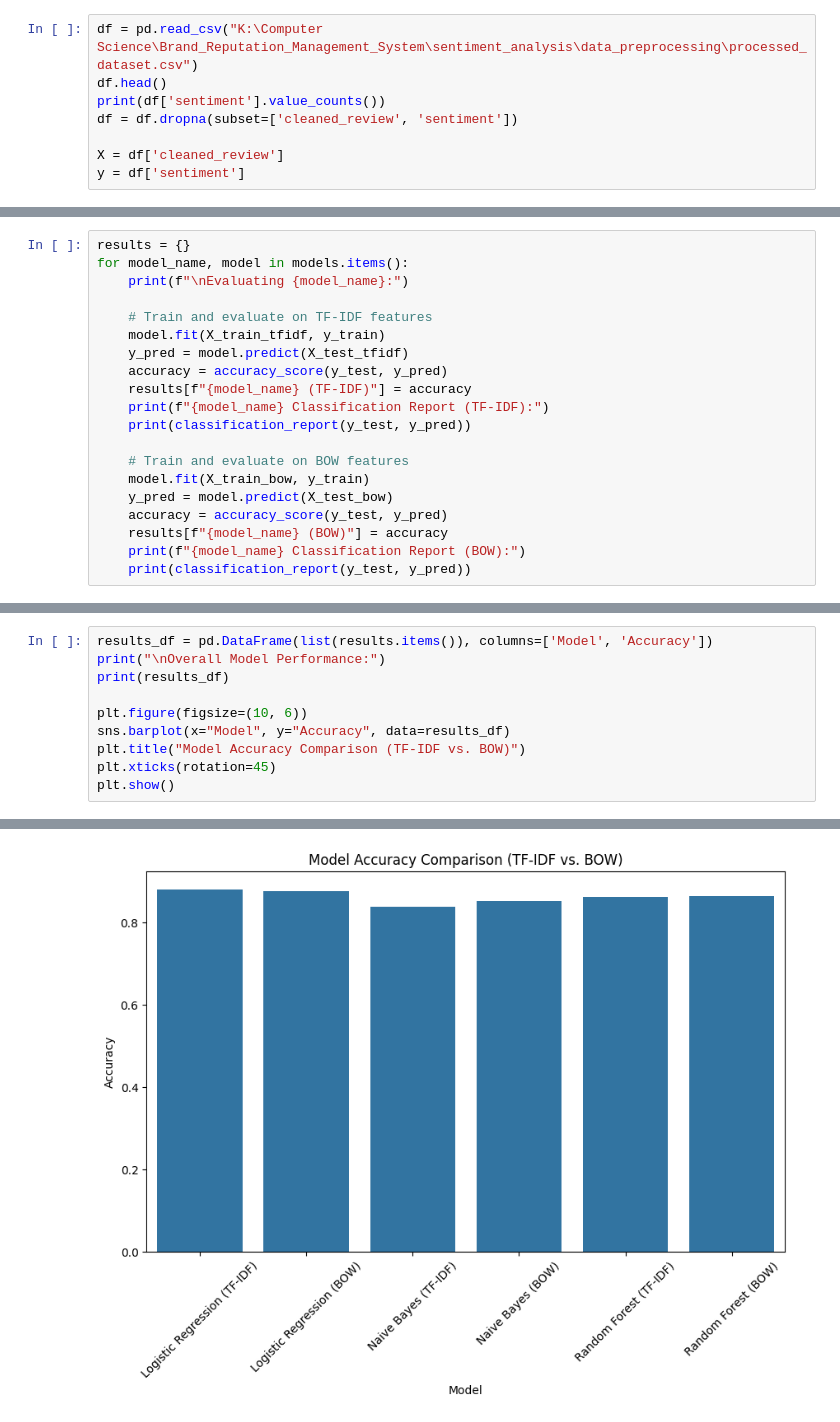
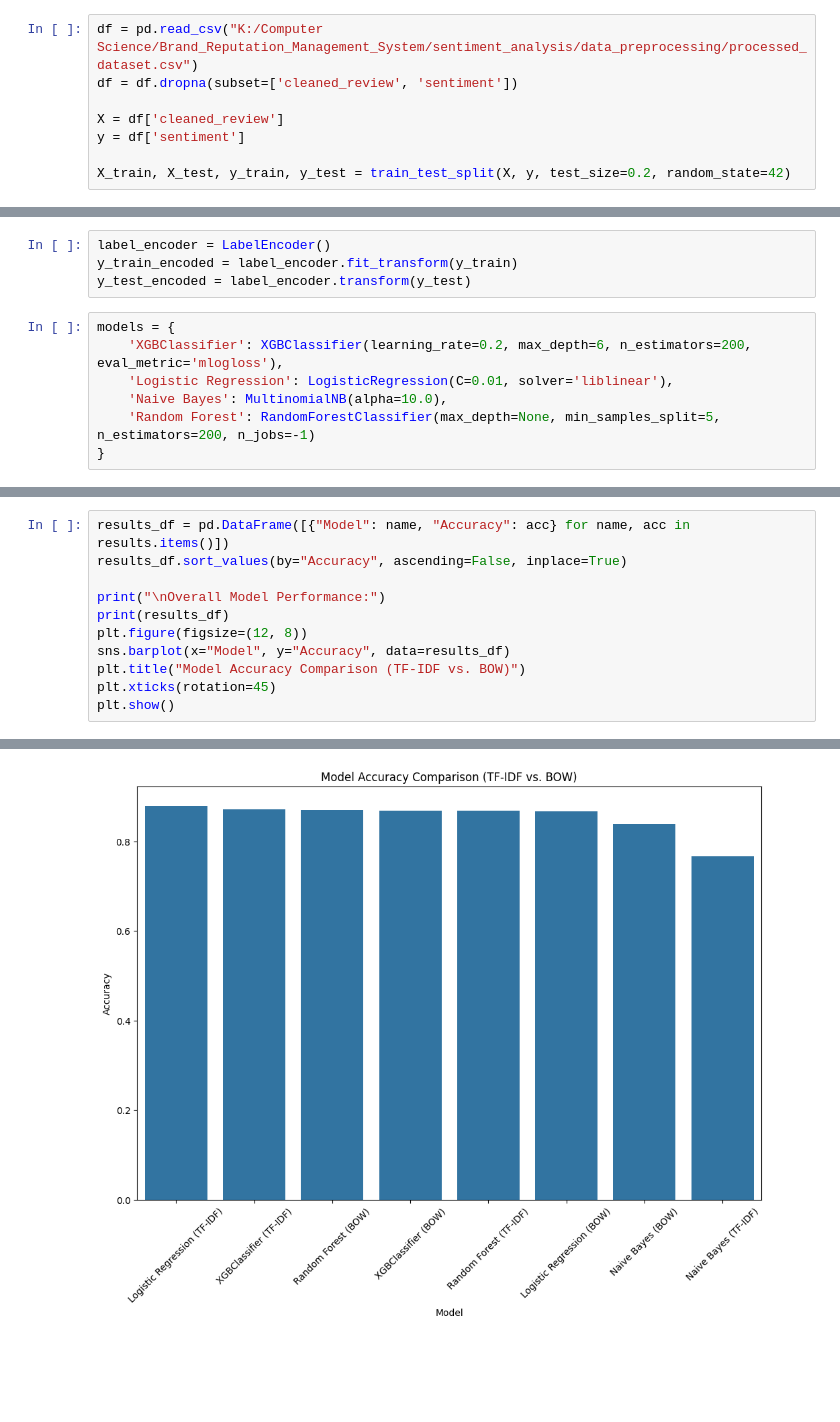
Before and after one commit to krishnasharma4415/Brand_Reputation_Management_System, a Jupyter notebook: sentiment_analysis/model_building/machine_learning/ML_Models.ipynb, the cells around one changed output, grey strips where cells are left out. Drawn from its saved outputs; the diff is of its cells as text; blank space fills up the shorter version.

Commit message:
ml models trained and saved

```diff
--- a/sentiment_analysis/model_building/machine_learning/ML_Models.ipynb
+++ b/sentiment_analysis/model_building/machine_learning/ML_Models.ipynb
@@ -12,10 +14,10 @@ from sklearn.metrics import accuracy_score, classification_report, confusion_mat
 import seaborn as sns
 import matplotlib.pyplot as plt
 # %%
-df = pd.read_csv("K:\Computer Science\Brand_Reputation_Management_System\sentiment_analysis\data_preprocessing\processed_dataset.csv")
-df.head()
-print(df['sentiment'].value_counts())
+df = pd.read_csv("K:/Computer Science/Brand_Reputation_Management_System/sentiment_analysis/data_preprocessing/processed_dataset.csv")
 df = df.dropna(subset=['cleaned_review', 'sentiment'])
 
 X = df['cleaned_review']
 y = df['sentiment']
+
+X_train, X_test, y_train, y_test = train_test_split(X, y, test_size=0.2, random_state=42)
@@ -45,20 +35,0 @@ models = {
-# %%
-results = {}
-for model_name, model in models.items():
-    print(f"\nEvaluating {model_name}:")
-
-    # Train and evaluate on TF-IDF features
-    model.fit(X_train_tfidf, y_train)
-    y_pred = model.predict(X_test_tfidf)
-    accuracy = accuracy_score(y_test, y_pred)
-    results[f"{model_name} (TF-IDF)"] = accuracy
-    print(f"{model_name} Classification Report (TF-IDF):")
-    print(classification_report(y_test, y_pred))
-
-    # Train and evaluate on BOW features
-    model.fit(X_train_bow, y_train)
-    y_pred = model.predict(X_test_bow)
-    accuracy = accuracy_score(y_test, y_pred)
-    results[f"{model_name} (BOW)"] = accuracy
-    print(f"{model_name} Classification Report (BOW):")
-    print(classification_report(y_test, y_pred))
@@ -100,0 +36,11 @@ weighted avg       0.82      0.86      0.83     76866
+# %%
+label_encoder = LabelEncoder()
+y_train_encoded = label_encoder.fit_transform(y_train)
+y_test_encoded = label_encoder.transform(y_test)
+# %%
+models = {
+    'XGBClassifier': XGBClassifier(learning_rate=0.2, max_depth=6, n_estimators=200, eval_metric='mlogloss'),
+    'Logistic Regression': LogisticRegression(C=0.01, solver='liblinear'),
+    'Naive Bayes': MultinomialNB(alpha=10.0),
+    'Random Forest': RandomForestClassifier(max_depth=None, min_samples_split=5, n_estimators=200, n_jobs=-1)
+}
@@ -101,9 +167,10 @@ weighted avg       0.82      0.86      0.83     76866
 # %%
-results_df = pd.DataFrame(list(results.items()), columns=['Model', 'Accuracy'])
+results_df = pd.DataFrame([{"Model": name, "Accuracy": acc} for name, acc in results.items()])
+results_df.sort_values(by="Accuracy", ascending=False, inplace=True)
+
 print("\nOverall Model Performance:")
 print(results_df)
-
-plt.figure(figsize=(10, 6))
+plt.figure(figsize=(12, 8))
 sns.barplot(x="Model", y="Accuracy", data=results_df)
 plt.title("Model Accuracy Comparison (TF-IDF vs. BOW)")
 plt.xticks(rotation=45)
@@ -120 +189 @@ Overall Model Performance:
-[figure, old version]
+[figure, new version]
```
Also changed, not shown: parts of 9 cells of this notebook.
